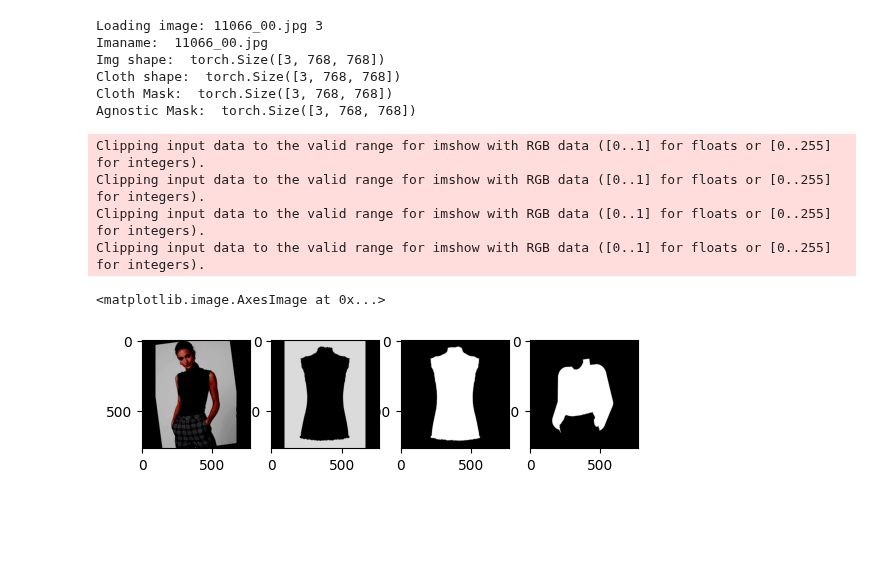
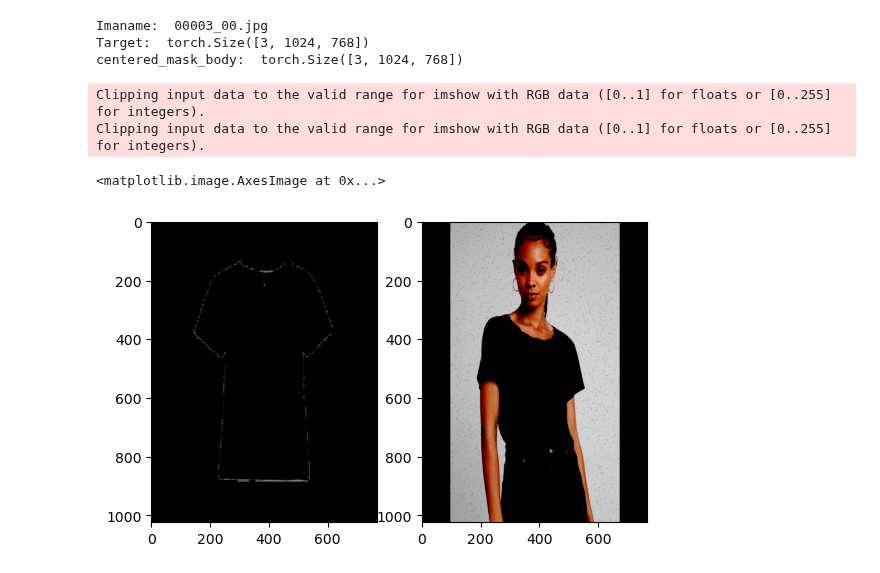
Before and after one commit to aidl-upc-2024-clothes-extractor/clothes-extractor, a Jupyter notebook: notebooks/use_dataset.ipynb, the cells around one changed output. Drawn from its saved outputs; the diff is of its cells as text; code cells hidden in the pictures; blank space fills up the shorter version.

```diff
--- a/notebooks/use_dataset.ipynb
+++ b/notebooks/use_dataset.ipynb
@@ -18,19 +19,19 @@ from src.config import Config
 # %%
 cfg = Config()
-cfg.dataset_dir = "../data/zalando-hd-resized"
+cfg.dataset_dir = "./data/zalando-hd-resized"
 cfg.dataset_mode = "train"
 cfg.load_height = 1024
 cfg.load_width = 768
 
-clothes_dataset = ClothesDataset(cfg)
+clothes_dataset = ClothesDataset(cfg,dataset_mode="train", device="cpu")
 clothes_loader = ClothesDataLoader(dataset=clothes_dataset, batch_size=cfg.batch_size)
 # %%
 result = clothes_dataset[3]
 print('Imaname: ', result["img_name"])
-print('Img shape: ', result["img"].shape)
-print('Cloth shape: ', result["cloth"].shape)
-print('Cloth Mask: ', result["cloth_mask"].shape)
-print('Agnostic Mask: ', result["agnostic_mask"].shape)
+#print('Img shape: ', result["img"].shape)
+#print('Cloth shape: ', result["cloth"].shape)
+print('Target: ', result["target"].shape)
+print('centered_mask_body: ', result["centered_mask_body"].shape)
 
 # Similarly, we can sample a BATCH from the dataloader by running over its iterator
 # iter_ = iter(clothes_loader)
@@ -44,22 +45,17 @@ print('Agnostic Mask: ', result["agnostic_mask"].shape)
 # pixels)')
 # print(f'In the case of the labels, we obtain {blabel.shape[0]} batched integers, one per image')
 # %% [output]
-Loading image: 11066_00.jpg 3
-Imaname:  11066_00.jpg
-Img shape:  torch.Size([3, 768, 768])
-Cloth shape:  torch.Size([3, 768, 768])
-Cloth Mask:  torch.Size([3, 768, 768])
-Agnostic Mask:  torch.Size([3, 768, 768])
+Imaname:  00003_00.jpg
+Target:  torch.Size([3, 1024, 768])
+centered_mask_body:  torch.Size([3, 1024, 768])
 # %%
-fig, (ax1, ax2, ax3, ax4) = plt.subplots(1, 4)
-ax1.imshow(result["img"].permute(1,2,0))
-ax2.imshow(result["cloth"].permute(1,2,0))
-ax3.imshow(result["cloth_mask"].permute(1,2,0))
-ax4.imshow(result["agnostic_mask"].permute(1,2,0))
+fig, (ax1, ax2) = plt.subplots(1, 2)
+ax1.imshow(result["target"].permute(1,2,0))
+ax2.imshow(result["centered_mask_body"].permute(1,2,0))
+#ax3.imshow(result["cloth_mask"].permute(1,2,0))
+#ax4.imshow(result["agnostic_mask"].permute(1,2,0))
 # %% [output]
 Clipping input data to the valid range for imshow with RGB data ([0..1] for floats or [0..255] for integers).
 Clipping input data to the valid range for imshow with RGB data ([0..1] for floats or [0..255] for integers).
-Clipping input data to the valid range for imshow with RGB data ([0..1] for floats or [0..255] for integers).
-Clipping input data to the valid range for imshow with RGB data ([0..1] for floats or [0..255] for integers).
 <matplotlib.image.AxesImage at 0x...>
-[figure, old version]
+[figure, new version]
```
Also changed, not shown: parts of 3 cells of this notebook, 1 other file.
